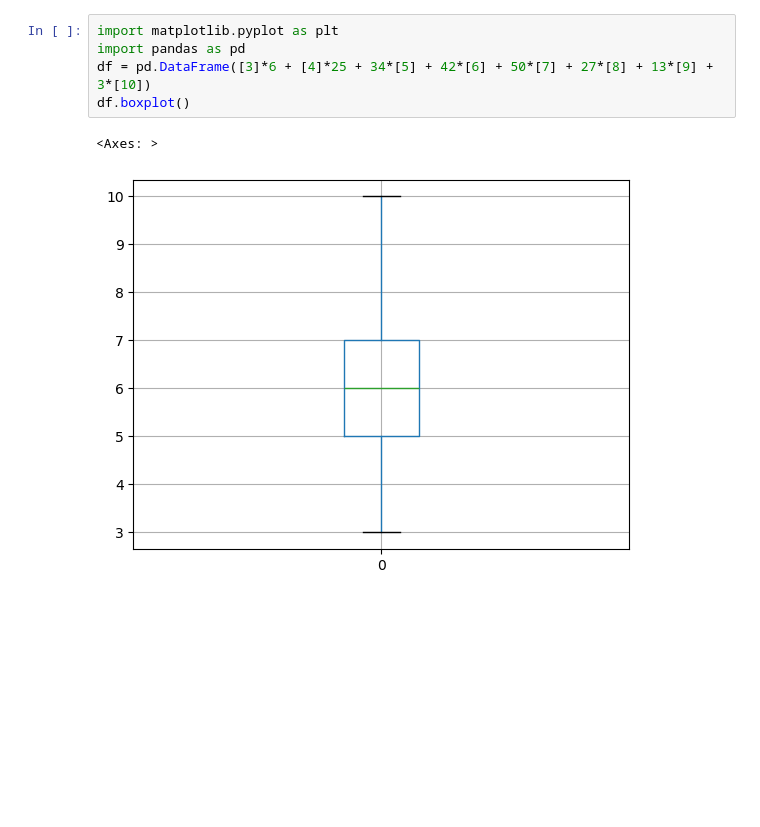
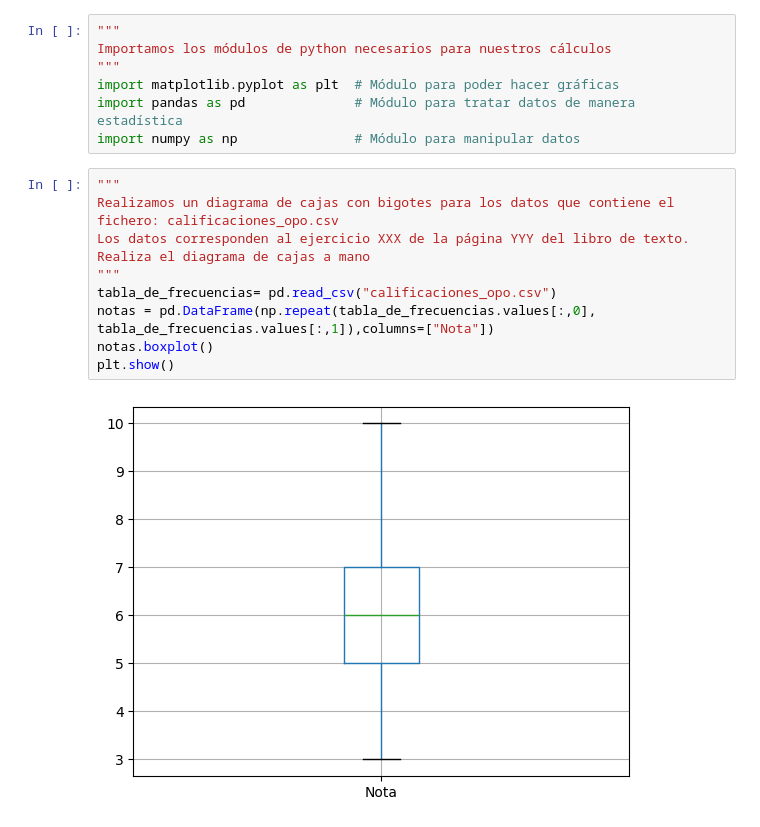
Before and after one commit to PaulaAlessio/estadistica, a Jupyter notebook: box_and_whiskers.ipynb, the cells around one changed output. Saved outputs shown, nothing was run; the diff lists cells and outputs as text; blank space fills up the shorter version.

```diff
--- a/box_and_whiskers.ipynb
+++ b/box_and_whiskers.ipynb
@@ -1,9 +1,20 @@
 # %%
-import matplotlib.pyplot as plt
-import pandas as pd
-df = pd.DataFrame([3]*6 + [4]*25 + 34*[5] + 42*[6] + 50*[7] + 27*[8] + 13*[9] + 3*[10])
-df.boxplot()
+"""
+Importamos los módulos de python necesarios para nuestros cálculos
+"""
+import matplotlib.pyplot as plt  # Módulo para poder hacer gráficas
+import pandas as pd              # Módulo para tratar datos de manera estadística
+import numpy as np               # Módulo para manipular datos
-# %% [output]
-<Axes: >
-[figure, removed]
+# %%
+"""
+Realizamos un diagrama de cajas con bigotes para los datos que contiene el fichero: calificaciones_opo.csv
+Los datos corresponden al ejercicio XXX de la página YYY del libro de texto.
+Realiza el diagrama de cajas a mano
+"""
+tabla_de_frecuencias= pd.read_csv("calificaciones_opo.csv")
+notas = pd.DataFrame(np.repeat(tabla_de_frecuencias.values[:,0], tabla_de_frecuencias.values[:,1]),columns=["Nota"])
+notas.boxplot()
+plt.show()
+# %% [output]
+[figure, added]
 # %%
```
Also changed, not shown: parts of 6 cells of this notebook, 1 other file.
